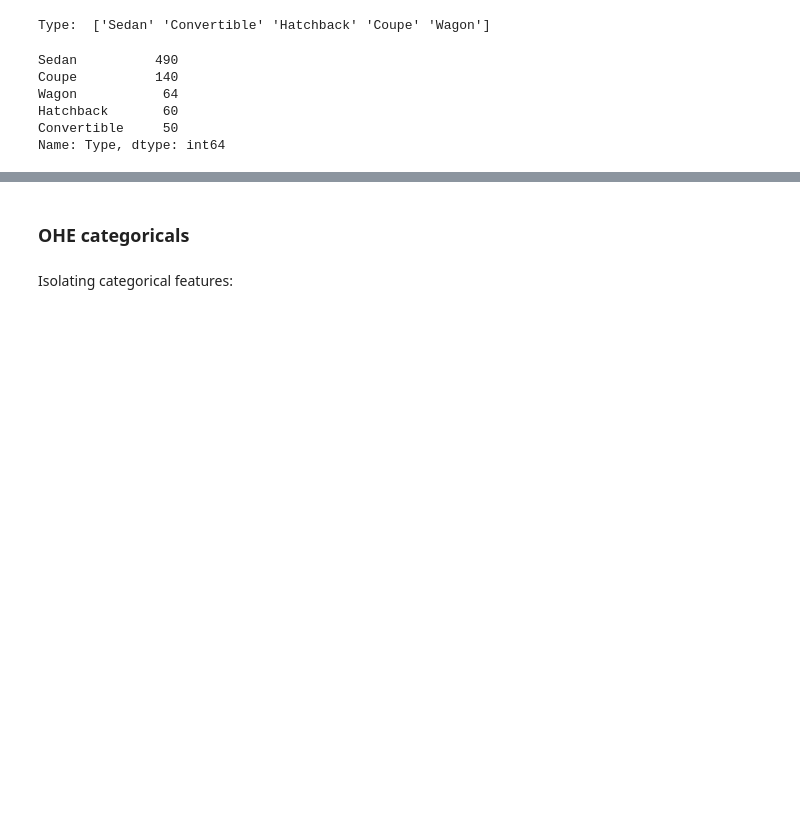
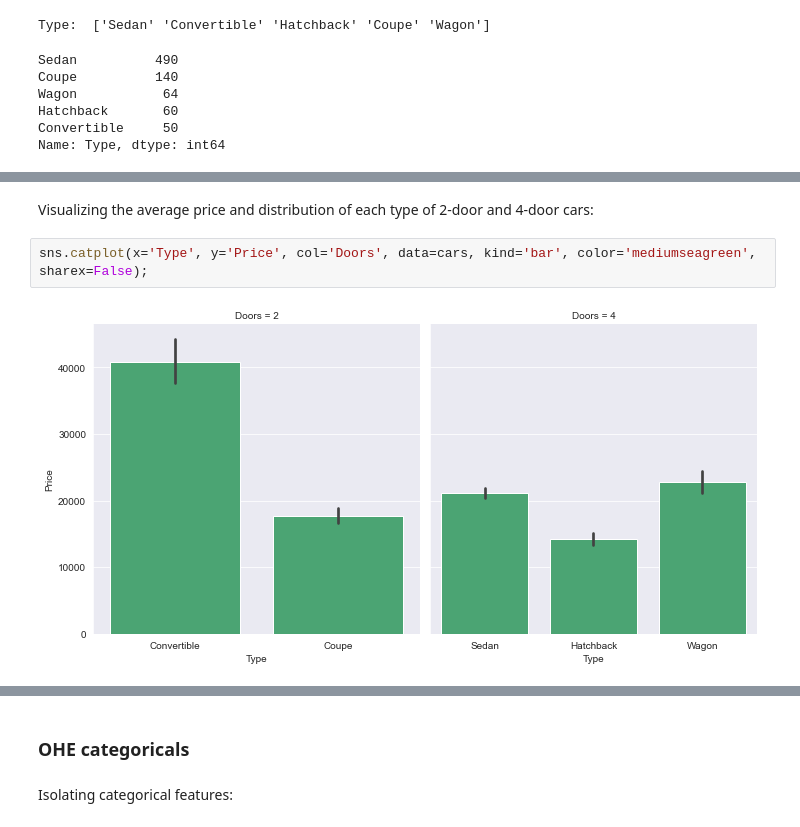
Before and after one commit to Ozxahmed/ML_DS_DL_Udemy_Course, a Jupyter notebook: s3_2_clean_project.ipynb, the cells around one changed output, grey strips where cells are left out. Drawn from its saved outputs; the diff is of its cells as text; blank space fills up the shorter version.

```diff
--- a/s3_2_clean_project.ipynb
+++ b/s3_2_clean_project.ipynb
@@ -370,0 +384,6 @@ I'm going to keep the # of doors since it's a simpler feature with only 2 unique
+# %% [markdown]
+Visualizing the average price and distribution of each type of 2-door and 4-door cars:
+# %%
+sns.catplot(x='Type', y='Price', col='Doors', data=cars, kind='bar', color='mediumseagreen', sharex=False);
+# %% [output]
+[figure, added]
```
Also changed, not shown: parts of 24 cells of this notebook.
